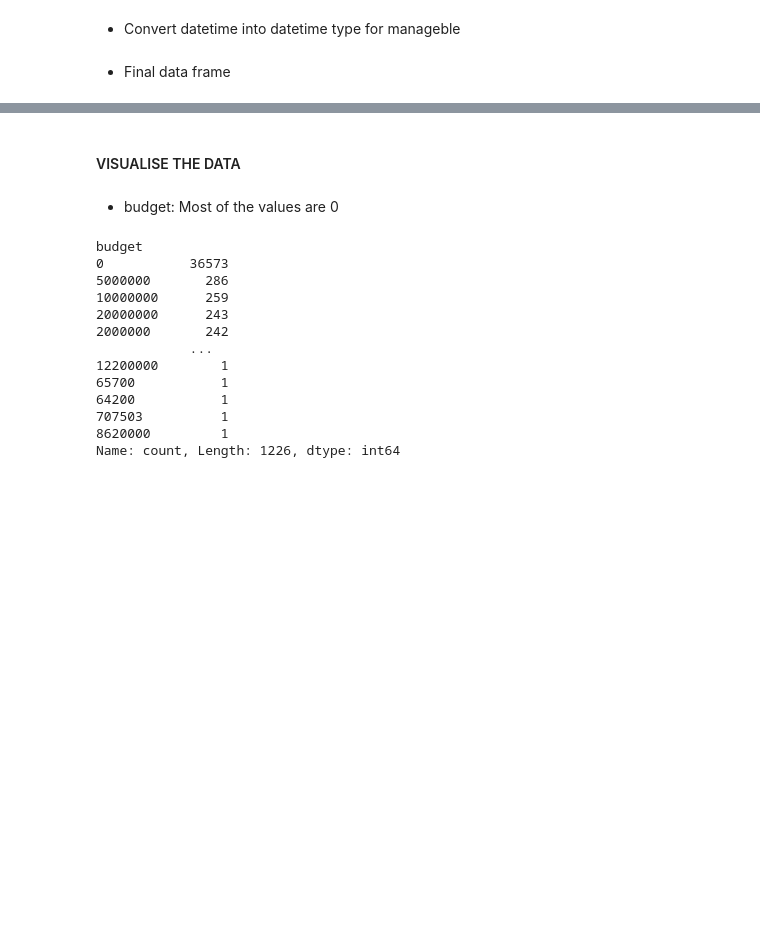
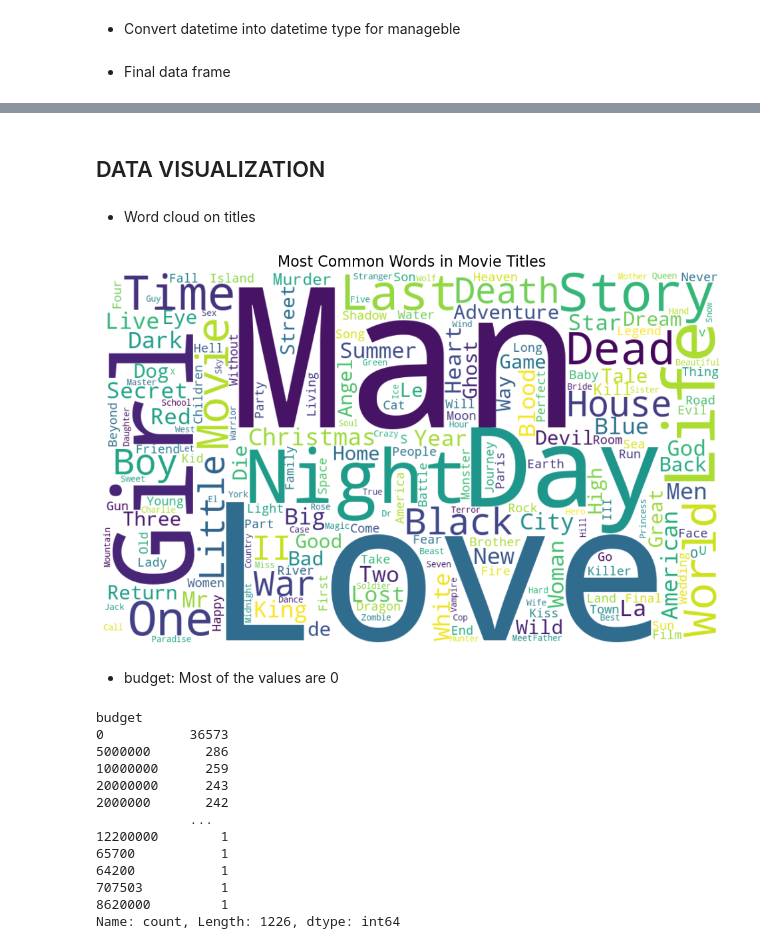
Before and after one commit to Duyduide/Movie-recommendation, a Jupyter notebook: notebooks/02_regression.ipynb, the cells around one changed output, grey strips where cells are left out. Saved outputs shown, nothing was run; the diff lists cells and outputs as text; code cells hidden in the pictures; blank space fills up the shorter version.

```diff
--- a/notebooks/02_regression.ipynb
+++ b/notebooks/02_regression.ipynb
@@ -94,5 +159,26 @@ dtype: int64
 # %% [markdown]
-#### VISUALISE THE DATA
+## DATA VISUALIZATION
+# %% [markdown]
+- Word cloud on titles
+# %%
+text = " ".join(meta_data_df["title"].dropna().astype(str))
+text.lower()
+
+wordcloud = WordCloud(
+    width=1000,
+    height=600,
+    background_color="white",
+    stopwords=STOPWORDS,
+    collocations=False
+).generate(text)
+
+plt.figure(figsize=(12, 8))
+plt.imshow(wordcloud, interpolation="bilinear")
+plt.axis("off")
+plt.title("Most Common Words in Movie Titles", fontsize=16)
+plt.show()
+# %% [output]
+[figure, added]
 # %% [markdown]
 - budget: Most of the values are 0
 # %%
```
Also changed, not shown: parts of 33 cells of this notebook.
